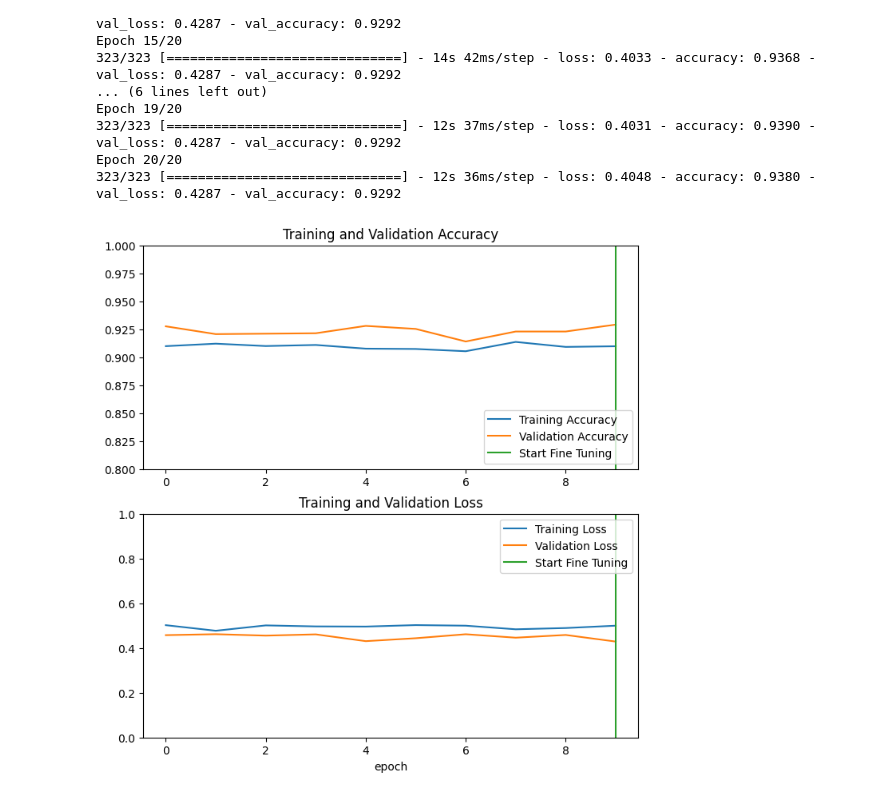
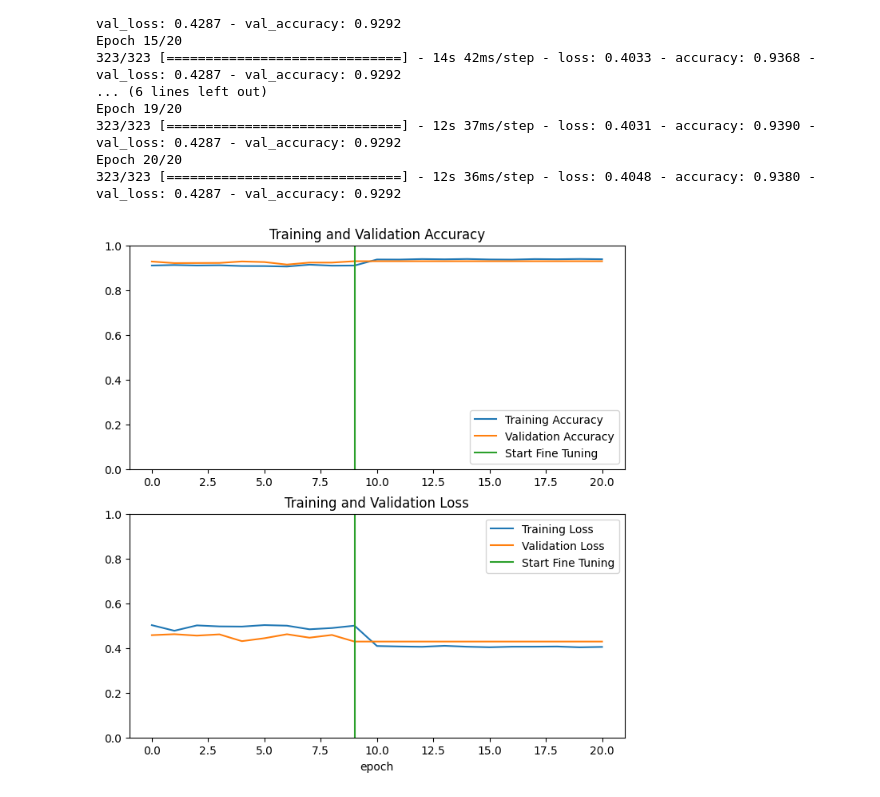
Before and after one commit to chindyfebryan/FlavourFinder, a Jupyter notebook: model_with_MobileNet_v2.ipynb, the cells around one changed output. Drawn from its saved outputs; the diff is of its cells as text; code cells hidden in the pictures.

Commit message:
fix: fine-tuning visualization

```diff
--- a/model_with_MobileNet_v2.ipynb
+++ b/model_with_MobileNet_v2.ipynb
@@ -82,6 +82,3 @@ Epoch 9/10
 323/323 [==============================] - 13s 41ms/step - loss: 0.5231 - accuracy: 0.9086 - val_loss: 0.4624 - val_accuracy: 0.9230
 Epoch 10/10
 323/323 [==============================] - 11s 34ms/step - loss: 0.5194 - accuracy: 0.9061 - val_loss: 0.4586 - val_accuracy: 0.9272
-# %%
-initial_epochs = 10
-history = base_model.fit(train_dataset, validation_data=validation_dataset, epochs=initial_epochs)
@@ -109,3 +84,0 @@ Epoch 10/10
-# %%
-initial_epochs = 10
-history = base_model.fit(train_dataset, validation_data=validation_dataset, epochs=initial_epochs)
@@ -197,25 +149,28 @@ Epoch 19/20
 Epoch 20/20
 323/323 [==============================] - 12s 36ms/step - loss: 0.4048 - accuracy: 0.9380 - val_loss: 0.4287 - val_accuracy: 0.9292
 # %%
+acc += history_fine.history['accuracy']
+val_acc += history_fine.history['val_accuracy']
+loss += history_fine.history['loss']
+val_loss += history_fine.history['val_loss']
+
 plt.figure(figsize=(8, 8))
 plt.subplot(2, 1, 1)
 plt.plot(acc, label='Training Accuracy')
 plt.plot(val_acc, label='Validation Accuracy')
-plt.ylim([0.8, 1])
-plt.plot([initial_epochs-1,initial_epochs-1],
-          plt.ylim(), label='Start Fine Tuning')
+plt.ylim([0, 1])
+plt.plot([initial_epochs-1, initial_epochs-1], plt.ylim(), label='Start Fine Tuning')
 plt.legend(loc='lower right')
 plt.title('Training and Validation Accuracy')
 
 plt.subplot(2, 1, 2)
 plt.plot(loss, label='Training Loss')
 plt.plot(val_loss, label='Validation Loss')
 plt.ylim([0, 1.0])
-plt.plot([initial_epochs-1,initial_epochs-1],
-         plt.ylim(), label='Start Fine Tuning')
+plt.plot([initial_epochs-1, initial_epochs-1], plt.ylim(), label='Start Fine Tuning')
 plt.legend(loc='upper right')
 plt.title('Training and Validation Loss')
 plt.xlabel('epoch')
 plt.show()
 # %% [output]
-[figure, old version]
+[figure, new version]
```
Also changed, not shown: parts of 2 cells of this notebook.
